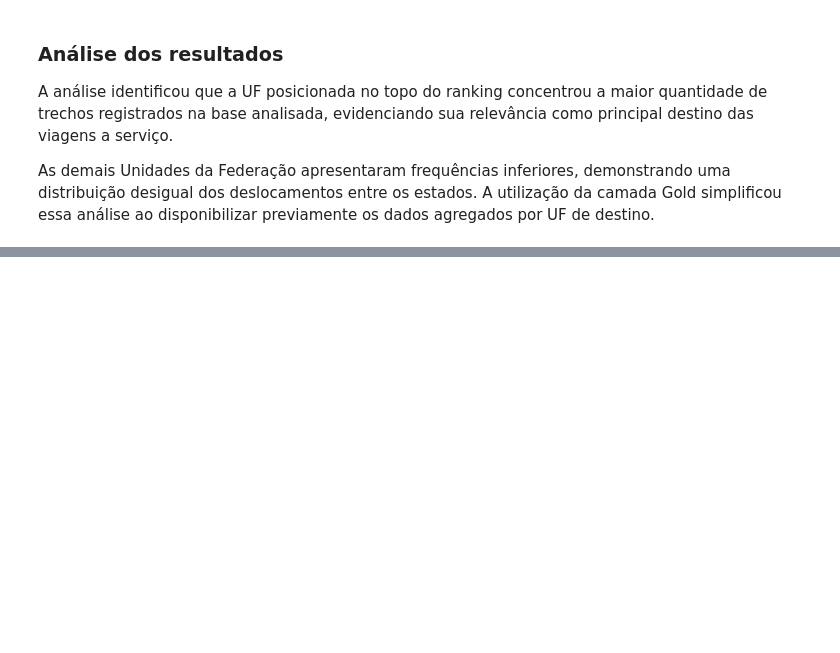
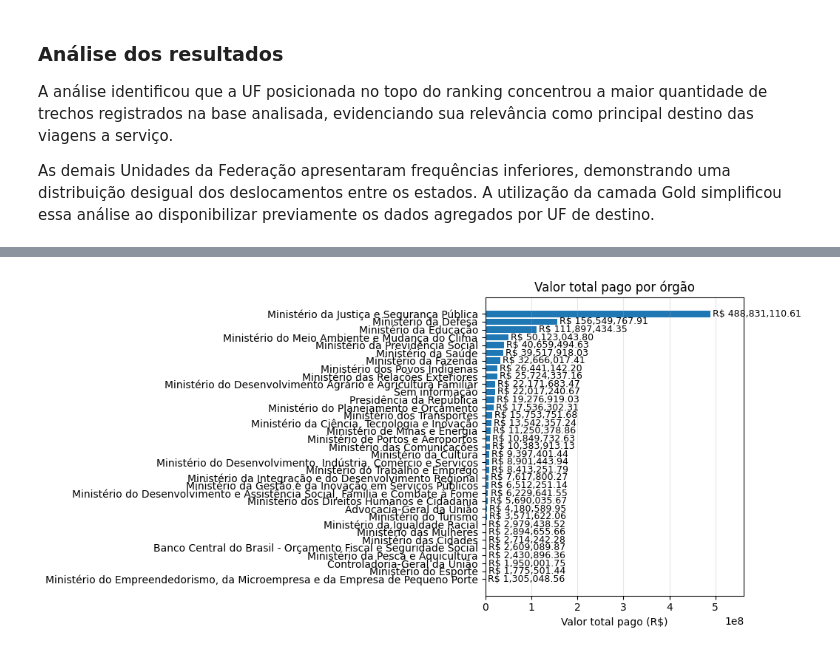
Before and after one commit to FernandaBarrosLinhares/Projeto-Final-Fernanda-Linhares, a Jupyter notebook: notebooks/3_analise.ipynb, the cells around one changed output, grey strips where cells are left out. Drawn from its saved outputs; the diff is of its cells as text; code cells hidden in the pictures; blank space fills up the shorter version.

```diff
--- a/notebooks/3_analise.ipynb
+++ b/notebooks/3_analise.ipynb
@@ -1206,0 +1370,31 @@ As demais Unidades da Federação apresentaram frequências inferiores, demonstr
+# %%
+plt.figure(figsize=(10,5))
+
+plt.barh(
+    q7['orgao'],
+    q7['valor_total_pago']
+)
+
+plt.xlim(0, q7['valor_total_pago'].max() * 1.15)
+
+for i, valor in enumerate(q7['valor_total_pago']):
+    plt.text(
+        valor + q7['valor_total_pago'].max() * 0.01,
+        i,
+        f'R$ {valor:,.2f}',
+        va='center',
+        fontsize=9
+    )
+
+plt.title('Valor total pago por órgão')
+plt.xlabel('Valor total pago (R$)')
+plt.ylabel('')
+
+plt.grid(axis='x', alpha=0.3)
+
+plt.gca().invert_yaxis()
+
+plt.tight_layout()
+plt.show()
+# %% [output]
+[figure, added]
```
Also changed, not shown: parts of 14 cells of this notebook.
